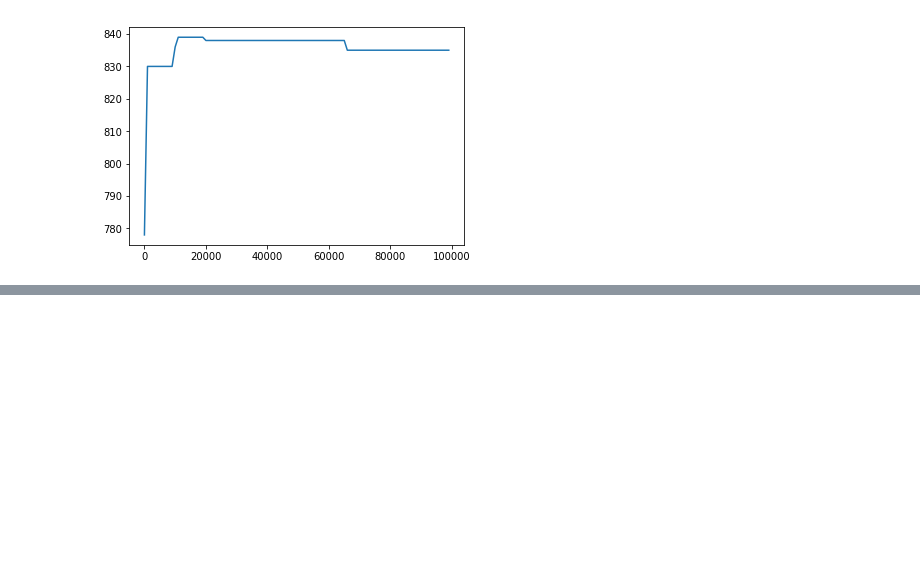
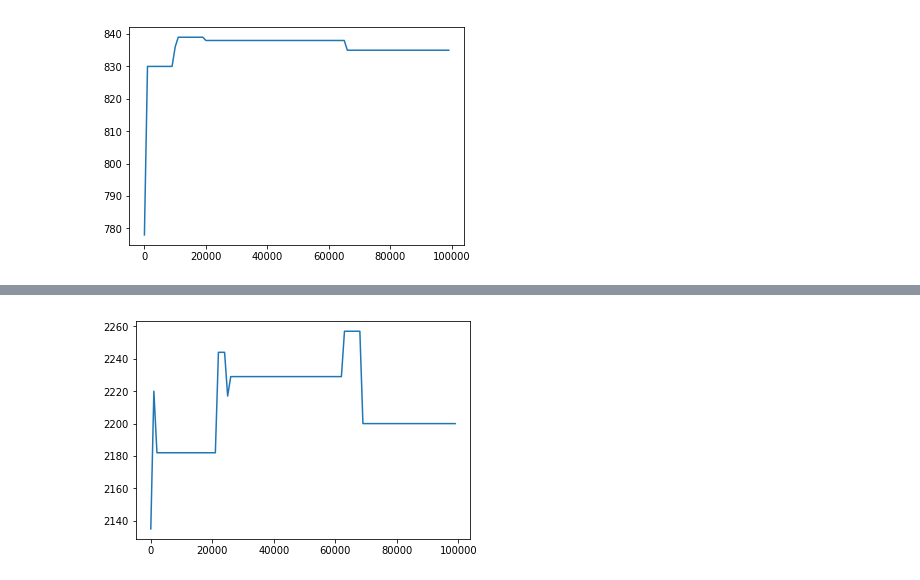
Before and after one commit to lili-chen/ising-optimization-rbm, a Jupyter notebook: performance_with_trial_number.ipynb, the cells around one changed output, grey strips where cells are left out. Cells and saved outputs as stored; diff of their text form; code cells hidden in the pictures; blank space fills up the shorter version.

```diff
--- a/performance_with_trial_number.ipynb
+++ b/performance_with_trial_number.ipynb
@@ -236,0 +251,4 @@ plot_max_cut_efficiency("maxcut/N090-id00.txt", 100000, 1000)
+# %%
+plot_max_cut_efficiency("maxcut/N130-id00.txt", 100000, 1000)
+# %% [output]
+[figure, added]
```
Also changed, not shown: parts of 7 cells of this notebook, 2 other files.
